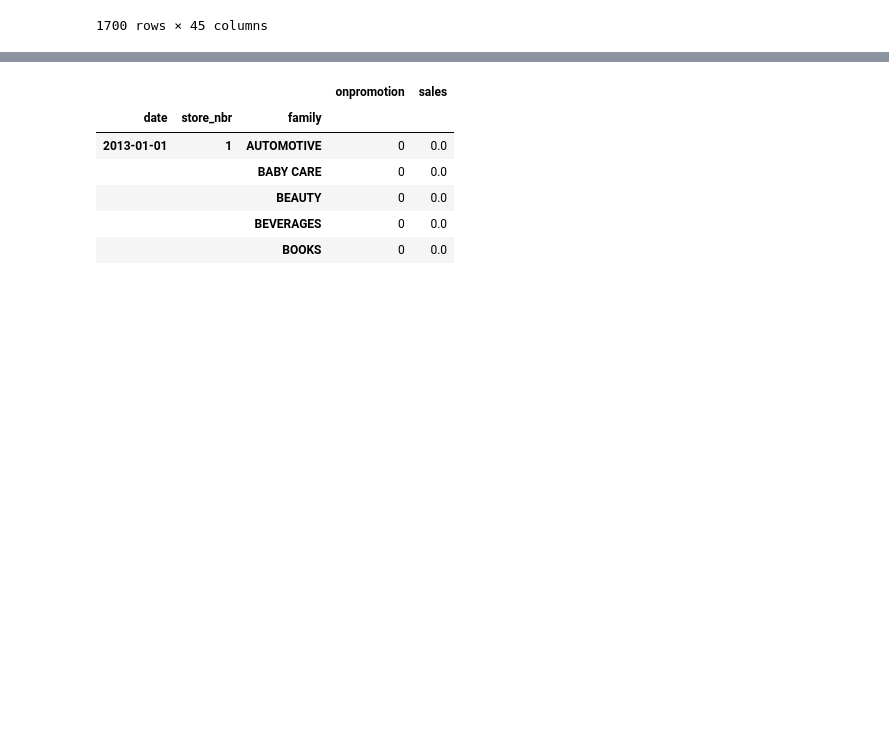
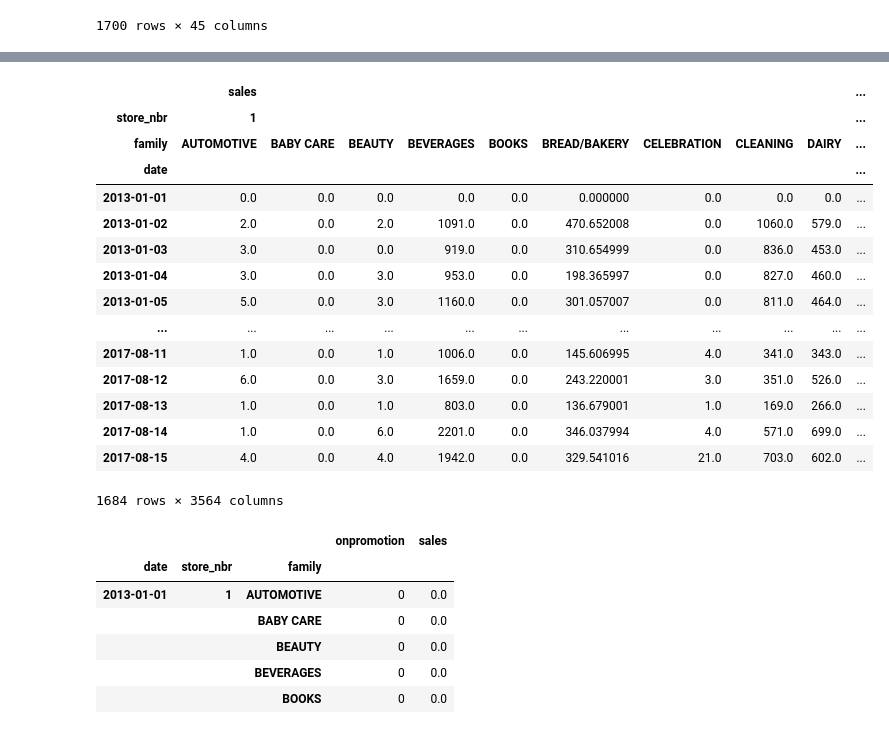
Before and after one commit to MichalGasiorowski/kaggle-store-sales-time-series-forecasting, a Jupyter notebook: notebooks/1.0-mg-store-sales-time-series-forecasting-exploration.pynb.ipynb, the cells around one changed output, grey strips where cells are left out. Cells and saved outputs as stored; diff of their text form; code cells hidden in the pictures; blank space fills up the shorter version.

Commit message:
TS sales 1.0 notebook fixes

```diff
--- a/notebooks/1.0-mg-store-sales-time-series-forecasting-exploration.pynb.ipynb
+++ b/notebooks/1.0-mg-store-sales-time-series-forecasting-exploration.pynb.ipynb
@@ -861,10 +853,11 @@ y_train, _ = split_data_train_test(y_unstacked, train_df_start_date='2013-01-01'
 
 X, y = X_train.copy(), y_train.copy()
 
+#X, y = unstack_transformation(X, y)
 
-model = LinearRegression(fit_intercept=False, normalize=True)
-model.fit(X, y)
-y_pred = pd.DataFrame(model.predict(X), index=X.index, columns=y.columns)
+#model = LinearRegression(fit_intercept=False, normalize=True)
+#model.fit(X, y)
+#y_pred = pd.DataFrame(model.predict(X), index=X.index, columns=y.columns)
 #print(y_pred.columns)
 #print(y_pred.index.names)
-y_pred
+#y_pred
@@ -888,3 +864,23 @@ y_pred
+# %%
+#X_train
+y
+# %% [output]
+|  | sales |  |  |  |  |  |  |  |  | ... |
+| store_nbr | 1 |  |  |  |  |  |  |  |  | ... |
+| family | AUTOMOTIVE | BABY CARE | BEAUTY | BEVERAGES | BOOKS | BREAD/BAKERY | CELEBRATION | CLEANING | DAIRY | ... |
+| date |  |  |  |  |  |  |  |  |  | ... |
+| 2013-01-01 | 0.0 | 0.0 | 0.0 | 0.0 | 0.0 | 0.000000 | 0.0 | 0.0 | 0.0 | ... |
+| 2013-01-02 | 2.0 | 0.0 | 2.0 | 1091.0 | 0.0 | 470.652008 | 0.0 | 1060.0 | 579.0 | ... |
+| 2013-01-03 | 3.0 | 0.0 | 0.0 | 919.0 | 0.0 | 310.654999 | 0.0 | 836.0 | 453.0 | ... |
+| 2013-01-04 | 3.0 | 0.0 | 3.0 | 953.0 | 0.0 | 198.365997 | 0.0 | 827.0 | 460.0 | ... |
+| 2013-01-05 | 5.0 | 0.0 | 3.0 | 1160.0 | 0.0 | 301.057007 | 0.0 | 811.0 | 464.0 | ... |
+| ... | ... | ... | ... | ... | ... | ... | ... | ... | ... | ... |
+| 2017-08-11 | 1.0 | 0.0 | 1.0 | 1006.0 | 0.0 | 145.606995 | 4.0 | 341.0 | 343.0 | ... |
+| 2017-08-12 | 6.0 | 0.0 | 3.0 | 1659.0 | 0.0 | 243.220001 | 3.0 | 351.0 | 526.0 | ... |
+| 2017-08-13 | 1.0 | 0.0 | 1.0 | 803.0 | 0.0 | 136.679001 | 1.0 | 169.0 | 266.0 | ... |
+| 2017-08-14 | 1.0 | 0.0 | 6.0 | 2201.0 | 0.0 | 346.037994 | 4.0 | 571.0 | 699.0 | ... |
+| 2017-08-15 | 4.0 | 0.0 | 4.0 | 1942.0 | 0.0 | 329.541016 | 21.0 | 703.0 | 602.0 | ... |
+1684 rows × 3564 columns
 # %%
 y_long = y.stack(['store_nbr', 'family'])
 y_long.head()
```
Also changed, not shown: parts of 4 cells of this notebook.
